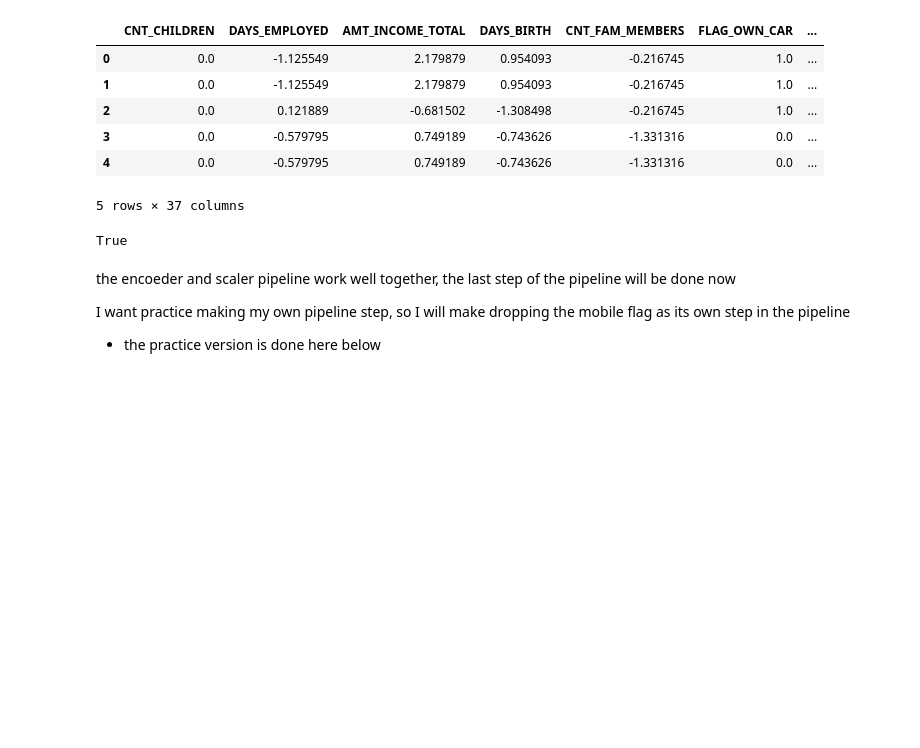
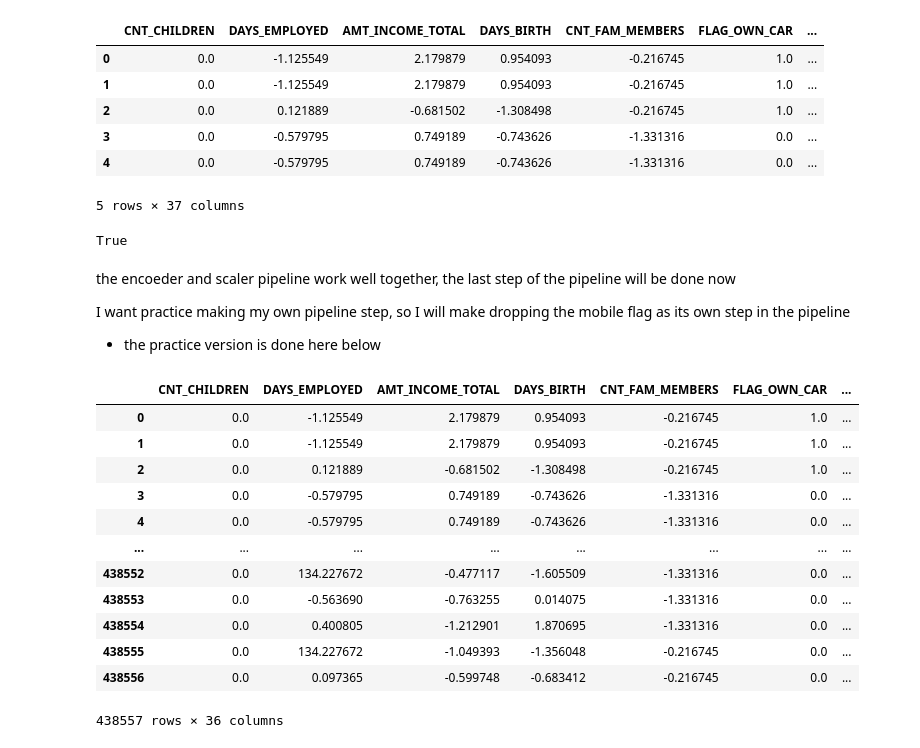
Before and after one commit to mgit00/Customer_Risk, a Jupyter notebook: data_exploration.ipynb, the cells around one changed output. Cells and saved outputs as stored; diff of their text form; code cells hidden in the pictures; blank space fills up the shorter version.

Commit message:
full pipeline for data processing is done, just have to save the trained pipeline now. should create the pathway to load in the pipeline as well. this requres splitting the fit and transform methods.

```diff
--- a/data_exploration.ipynb
+++ b/data_exploration.ipynb
@@ -861,3 +863,40 @@ I want practice making my own pipeline step, so I will make dropping the mobile
 # %%
-drops =
-pipeline= Utils.pipeline_creator([('drops', drops)])
+# the pipeline step needs fit transform method and also a way to handle feature names
+temp = scaled.copy(deep = True )
+
+class drops_function(BaseEstimator, TransformerMixin):
+    def __init__(self, drop_cols): # no args...
+        self.drop_cols= drop_cols
+        self.feat_names= [] # feature_names_in
+
+    def fit(self, X, y= None ):
+        # learn the feature names
+        self.feat_names= X.columns
+        return self # nothing to be learned
+    def transform(self, X: pd.DataFrame, y= None ):
+        new_X= X.drop(columns= self.drop_cols, axis= 1,  inplace= False ) # create copy
+        self.feat_names= new_X.columns
+        return new_X
+
+    def get_feature_names_out(self, input_feats_unassigned): # needed for set_output() functoin for pipeline
+        return self.feat_names
+
+
+drops = drops_function(drop_cols=['FLAG_MOBIL'])
+pipeline= Pipeline(steps= [('drops', drops)])
+pipeline.set_output(transform='pandas')
+pipeline.fit_transform(temp)
+# %% [output]
+|  | CNT_CHILDREN | DAYS_EMPLOYED | AMT_INCOME_TOTAL | DAYS_BIRTH | CNT_FAM_MEMBERS | FLAG_OWN_CAR | ... |
+| 0 | 0.0 | -1.125549 | 2.179879 | 0.954093 | -0.216745 | 1.0 | ... |
+| 1 | 0.0 | -1.125549 | 2.179879 | 0.954093 | -0.216745 | 1.0 | ... |
+| 2 | 0.0 | 0.121889 | -0.681502 | -1.308498 | -0.216745 | 1.0 | ... |
+| 3 | 0.0 | -0.579795 | 0.749189 | -0.743626 | -1.331316 | 0.0 | ... |
+| 4 | 0.0 | -0.579795 | 0.749189 | -0.743626 | -1.331316 | 0.0 | ... |
+| ... | ... | ... | ... | ... | ... | ... | ... |
+| 438552 | 0.0 | 134.227672 | -0.477117 | -1.605509 | -1.331316 | 0.0 | ... |
+| 438553 | 0.0 | -0.563690 | -0.763255 | 0.014075 | -1.331316 | 0.0 | ... |
+| 438554 | 0.0 | 0.400805 | -1.212901 | 1.870695 | -1.331316 | 0.0 | ... |
+| 438555 | 0.0 | 134.227672 | -1.049393 | -1.356048 | -0.216745 | 0.0 | ... |
+| 438556 | 0.0 | 0.097365 | -0.599748 | -0.683412 | -0.216745 | 0.0 | ... |
+438557 rows × 36 columns
```
Also changed, not shown: parts of 16 cells of this notebook, 4 other files.
